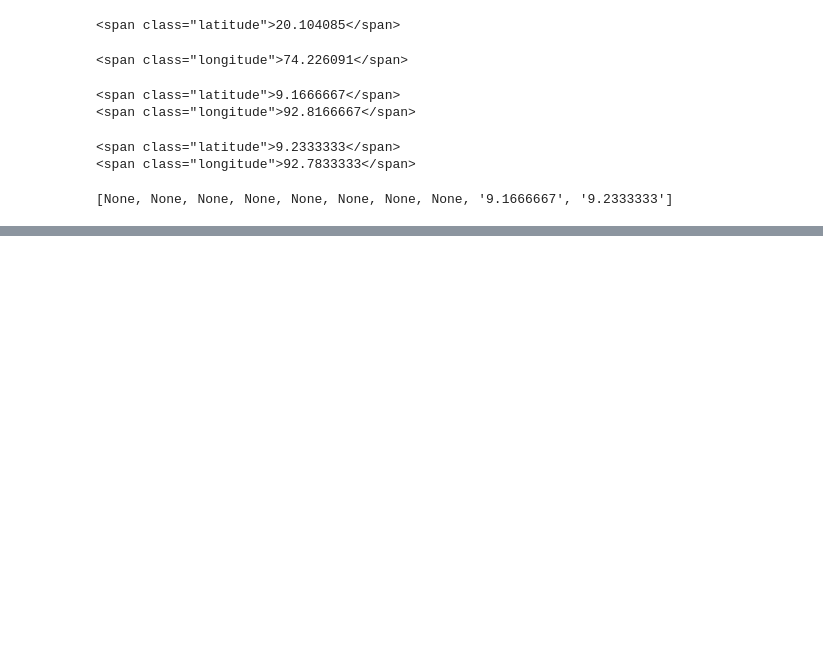
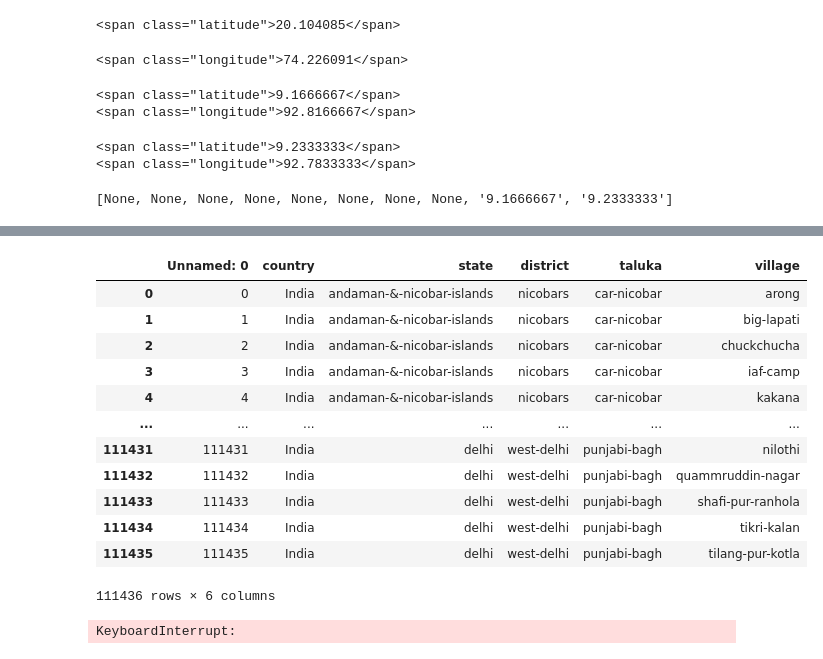
Before and after one commit to AYUSHKHAIRE/kaggle, a Jupyter notebook: GeoDataScrapping.ipynb, the cells around one changed output, grey strips where cells are left out. Drawn from its saved outputs; the diff is of its cells as text; code cells hidden in the pictures; blank space fills up the shorter version.

Commit message:
Kaggle Notebook | Villagesase | Version 6

```diff
--- a/GeoDataScrapping.ipynb
+++ b/GeoDataScrapping.ipynb
@@ -342,3 +342,6 @@ for index, row in tqdm(df.head(10).iterrows()):
 latlist
 # %% [output]
 [None, None, None, None, None, None, None, None, '9.1666667', '9.2333333']
+# %%
+statelist = list(df['state'].unique())
+statelist
@@ -344,0 +366,3 @@ latlist
+# %%
+filtlist = statelist[:10]
+filtlist
@@ -344,0 +380,39 @@ latlist
+# %%
+new_df1 = df[df['state'].isin(filtlist)]
+new_df1
+# %% [output]
+|  | Unnamed: 0 | country | state | district | taluka | village |
+| 0 | 0 | India | andaman-&-nicobar-islands | nicobars | car-nicobar | arong |
+| 1 | 1 | India | andaman-&-nicobar-islands | nicobars | car-nicobar | big-lapati |
+| 2 | 2 | India | andaman-&-nicobar-islands | nicobars | car-nicobar | chuckchucha |
+| 3 | 3 | India | andaman-&-nicobar-islands | nicobars | car-nicobar | iaf-camp |
+| 4 | 4 | India | andaman-&-nicobar-islands | nicobars | car-nicobar | kakana |
+| ... | ... | ... | ... | ... | ... | ... |
+| 111431 | 111431 | India | delhi | west-delhi | punjabi-bagh | nilothi |
+| 111432 | 111432 | India | delhi | west-delhi | punjabi-bagh | quammruddin-nagar |
+| 111433 | 111433 | India | delhi | west-delhi | punjabi-bagh | shafi-pur-ranhola |
+| 111434 | 111434 | India | delhi | west-delhi | punjabi-bagh | tikri-kalan |
+| 111435 | 111435 | India | delhi | west-delhi | punjabi-bagh | tilang-pur-kotla |
+111436 rows × 6 columns
+# %%
+latlist = []
+lonlist = []
+
+for index, row in tqdm(new_df1.iterrows()):
+    state = row.iloc[2]
+    district = row.iloc[3]
+    taluka = row.iloc[4]
+    village = row.iloc[5]
+    url_to_hit = f"https://www.geonames.org/advanced-search.html?q={village}%2C{taluka}%2C{district}%2C{state}&country=IN&featureClass=&continentCode="
+    r = rq.get(url_to_hit,headers = headers)
+    soup = BeautifulSoup(r.text,'html.parser')
+    lat = soup.find('span',{'class':'latitude'})
+    lon = soup.find('span',{'class':'longitude'})
+    if lat is not None and lon is not None:
+        latlist.append(lat.text)
+        lonlist.append(lon.text)
+    else:
+        latlist.append(None)
+        lonlist.append(None)
+# %% [output]
+KeyboardInterrupt:
```
Also changed, not shown: parts of 2 cells of this notebook.
